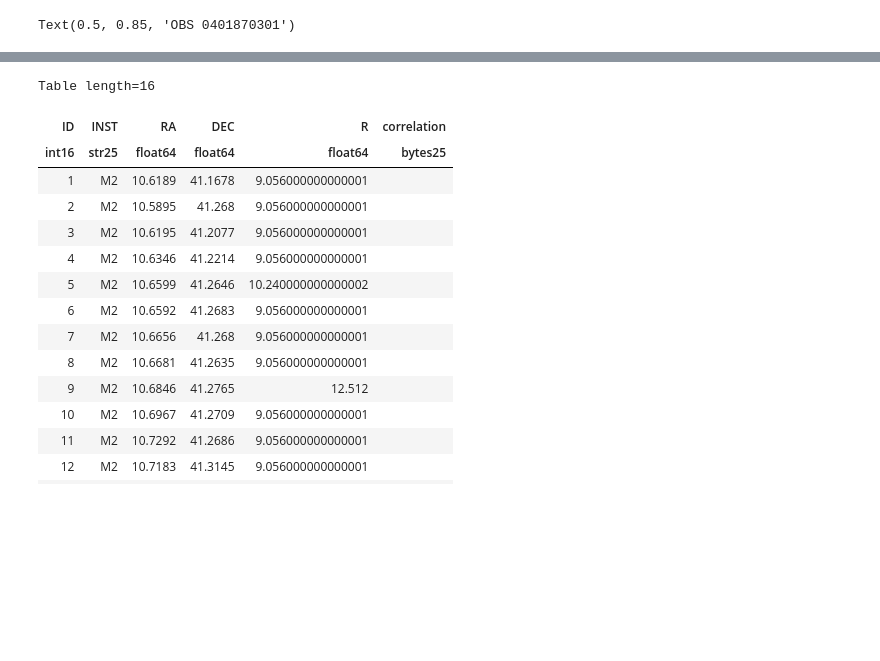
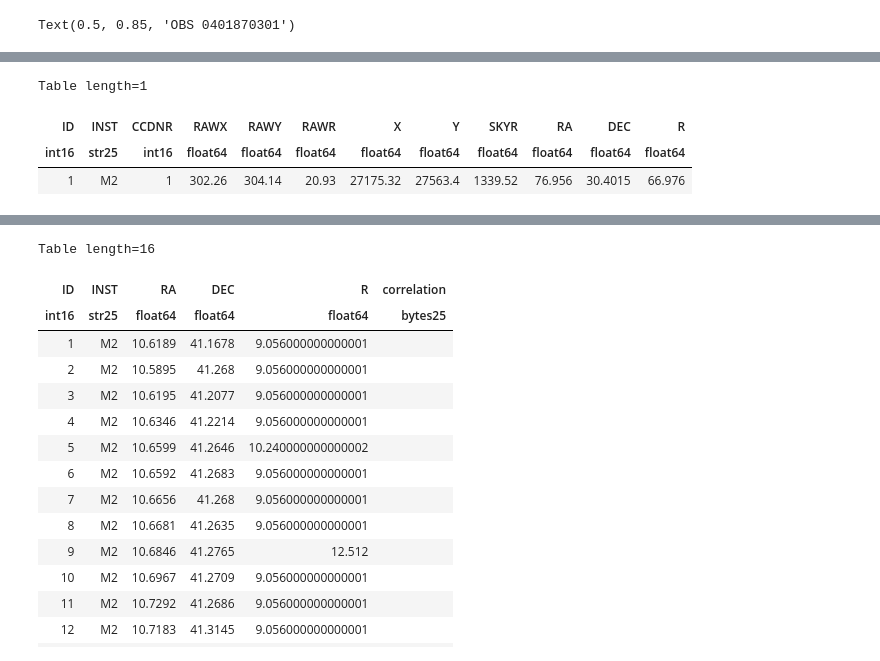
Before and after one commit to FlorentXIFU/EXOD, a Jupyter notebook: scripts/detectorMOS.ipynb, the cells around one changed output, grey strips where cells are left out. Saved outputs shown, nothing was run; the diff lists cells and outputs as text; code cells hidden in the pictures; blank space fills up the shorter version.

```diff
--- a/scripts/detectorMOS.ipynb
+++ b/scripts/detectorMOS.ipynb
@@ -626,8 +635,8 @@ for i in range(len(var_files)) :
     w = wcs.WCS(header)
 
     w.wcs.crpix = [header['REFXCRPX'], header['REFYCRPX']]
-    w.wcs.cdelt = [header['REFXCDLT']/15, header['REFYCDLT']]
-    w.wcs.crval = [header['REFXCRVL']/15, header['REFYCRVL']]
+    w.wcs.cdelt = [header['REFXCDLT'], header['REFYCDLT']]
+    w.wcs.crval = [header['REFXCRVL'], header['REFYCRVL']]
     w.wcs.ctype = [header['REFXCTYP'], header['REFYCTYP']]
 
     # Image limit
@@ -648,9 +657,19 @@ for i in range(len(var_files)) :
     # Plotting the sources
     if len(src) != 0 :
         src_ap = correl_flag(src, corr_table, src_triple)
-        nb_circ = len(src)
-        # Position of the sources
-        circle = plt.Circle((src_ap['X'][0],src_ap['Y'][0]),src_ap['R'][0],alpha = 1, color='r', zorder=5)
+        for s in src_ap:
+            if s['correl']=='':
+                circ = Circle((s['X'],s['Y']), s['SKYR'],color="none", ec='white')
+                ax.add_patch(circ)
+
+            elif s['correl']!='' and s['correl']!='Triple':
+                circ = Circle((s['X'],s['Y']), s['SKYR'],color="none", ec='blue')
+                ax.add_patch(circ)
+
+            elif s['correl']=='Triple':
+                circ = Circle((s['X'],s['Y']), s['SKYR'],color="none", ec='green')
+                ax.add_patch(circ)
+
 
     plt.text(0.5, 0.92, "TW {0} s    DL {1}   BS {2}".format(header['TW'], header['DL'], header['BS']),\
                 color='white', fontsize=7, horizontalalignment='center', transform = ax.transAxes)
@@ -659,7 +678,7 @@ for i in range(len(var_files)) :
 
     src1=Table(src)
     dat=src1['ID', 'INST', 'RA', 'DEC', 'R']
-    l=0.08*len(dat)
+    l=0.1*len(dat)
     src_table = plt.table(cellText=dat, colLabels=dat.colnames, colLoc='center',\
                           loc='top', bbox=[0.0,-(0.3+l),1,l])
     src_table.set_fontsize(20)
@@ -674,11 +693,11 @@ for i in range(len(var_files)) :
     if i != 0 :
         dec.set_ticklabel_visible(False)
 
+    #ax.add_patch(circ)
     ra.display_minor_ticks(True)
     dec.display_minor_ticks(True)
     ax.tick_params(axis='both', which='both', direction='in', color='w', width=1, labelsize=8)
     ax.set_facecolor('k')
-    ax.add_artist(circle)
     plt.show()
 
 
@@ -731,0 +730,7 @@ Table length=16
+# %%
+Table(src)
+# %% [output]
+Table length=1
+| ID | INST | CCDNR | RAWX | RAWY | RAWR | X | Y | SKYR | RA | DEC | R |
+| int16 | str25 | int16 | float64 | float64 | float64 | float64 | float64 | float64 | float64 | float64 | float64 |
+| 1 | M2 | 1 | 302.26 | 304.14 | 20.93 | 27175.32 | 27563.4 | 1339.52 | 76.956 | 30.4015 | 66.976 |
```
Also changed, not shown: parts of 8 cells of this notebook, 2 other files.
